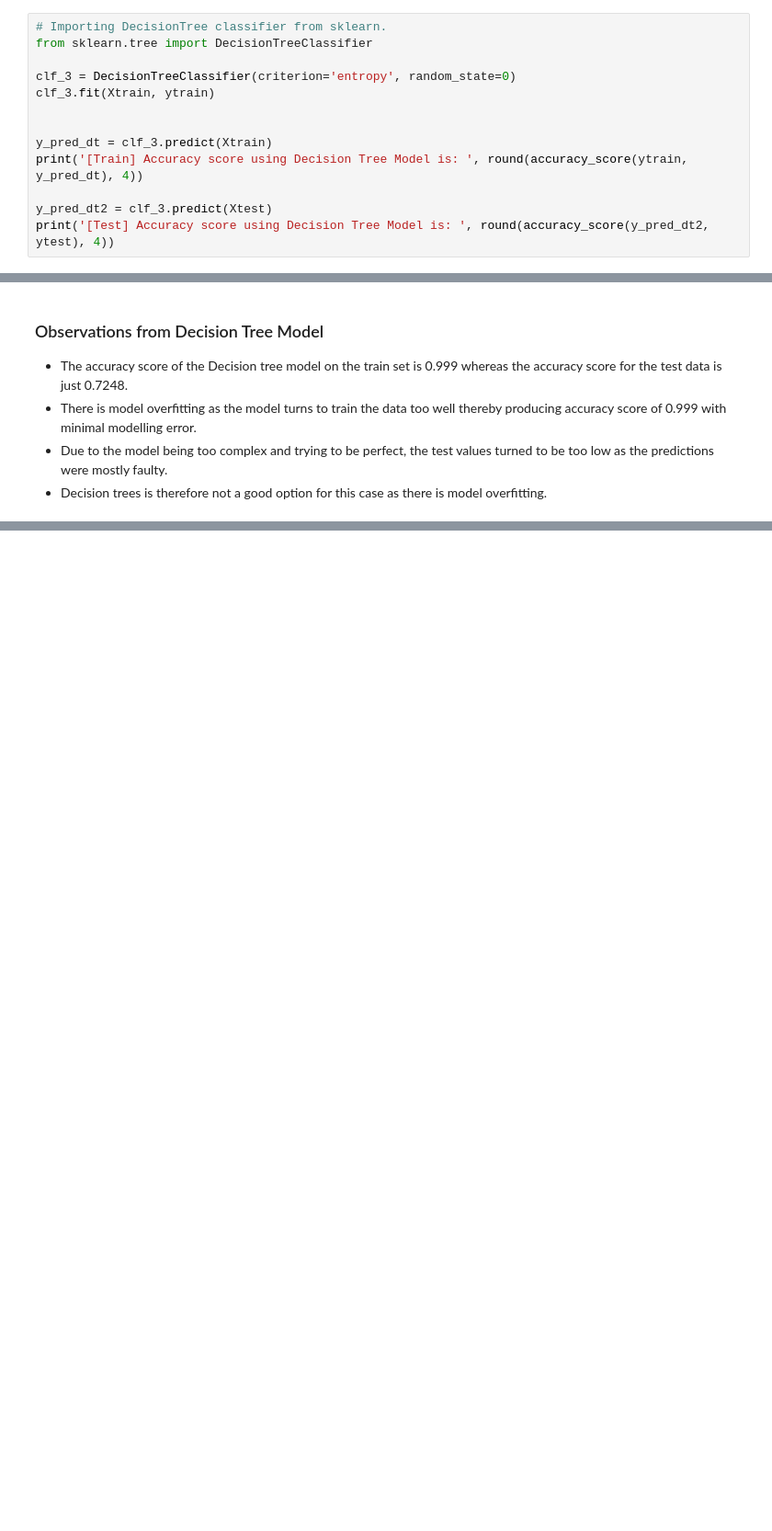
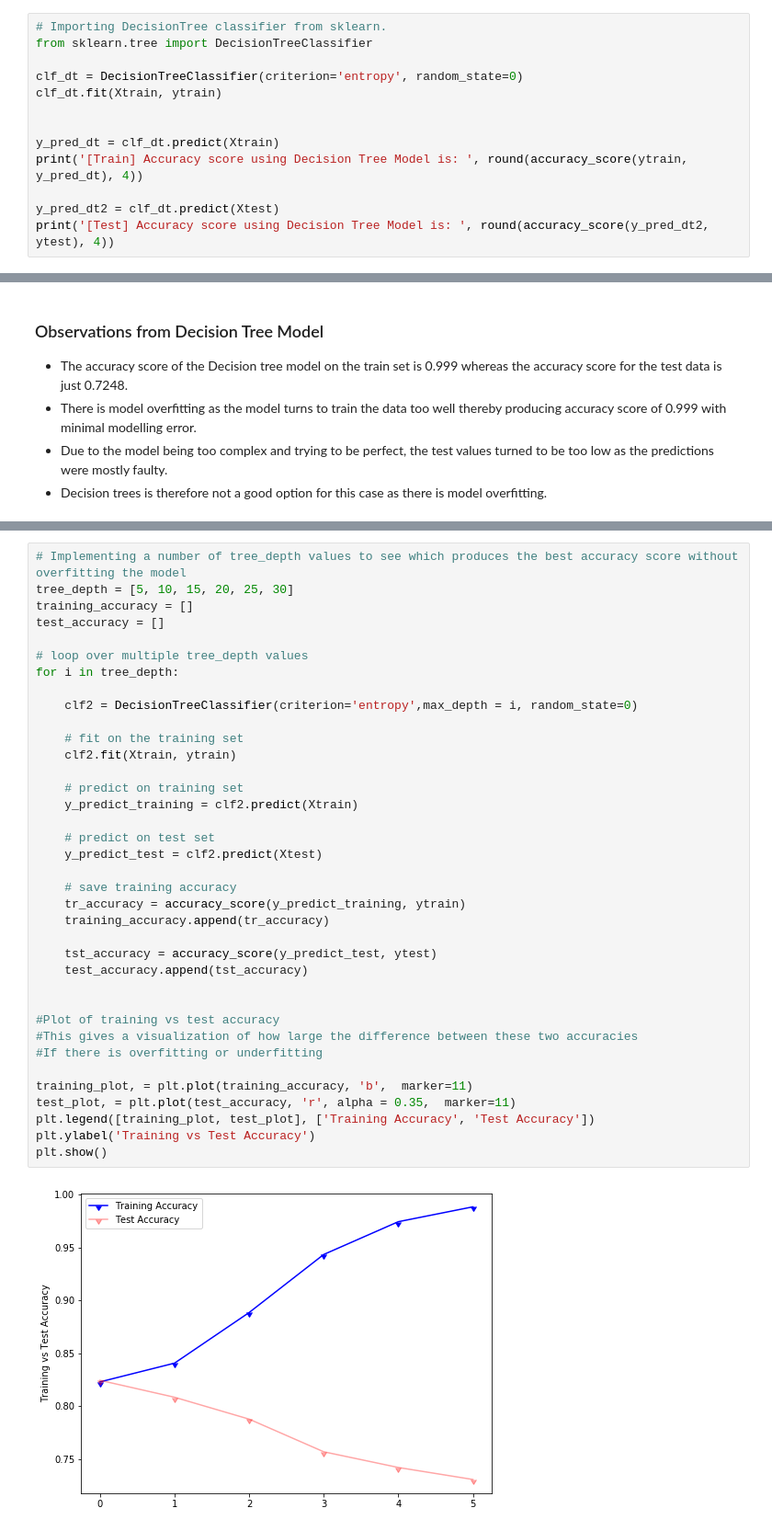
Before and after one commit to mozilla/PRESC, a Jupyter notebook: dev/dzekem/project.ipynb, the cells around one changed output, grey strips where cells are left out. Shown at 92% size. Cells and saved outputs as stored; diff of their text form; blank space fills up the shorter version.

Commit message:
optimized models

```diff
--- a/dev/dzekem/project.ipynb
+++ b/dev/dzekem/project.ipynb
@@ -280,14 +331,14 @@ print('[Test] Accuracy score using KNN Model is: ', round(accuracy_score(y_pred_
 # Importing DecisionTree classifier from sklearn.
 from sklearn.tree import DecisionTreeClassifier
 
-clf_3 = DecisionTreeClassifier(criterion='entropy', random_state=0)
-clf_3.fit(Xtrain, ytrain)
+clf_dt = DecisionTreeClassifier(criterion='entropy', random_state=0)
+clf_dt.fit(Xtrain, ytrain)
 
 
-y_pred_dt = clf_3.predict(Xtrain)
+y_pred_dt = clf_dt.predict(Xtrain)
 print('[Train] Accuracy score using Decision Tree Model is: ', round(accuracy_score(ytrain, y_pred_dt), 4))
 
-y_pred_dt2 = clf_3.predict(Xtest)
+y_pred_dt2 = clf_dt.predict(Xtest)
 print('[Test] Accuracy score using Decision Tree Model is: ', round(accuracy_score(y_pred_dt2, ytest), 4))
 # %% [output]
 [Train] Accuracy score using Decision Tree Model is:  0.9995
@@ -300,0 +361,39 @@ print('[Test] Accuracy score using Decision Tree Model is: ', round(accuracy_sco
+# %%
+# Implementing a number of tree_depth values to see which produces the best accuracy score without overfitting the model
+tree_depth = [5, 10, 15, 20, 25, 30]
+training_accuracy = []
+test_accuracy = []
+
+# loop over multiple tree_depth values
+for i in tree_depth:
+
+    clf2 = DecisionTreeClassifier(criterion='entropy',max_depth = i, random_state=0)
+
+    # fit on the training set
+    clf2.fit(Xtrain, ytrain)
+
+    # predict on training set
+    y_predict_training = clf2.predict(Xtrain)
+
+    # predict on test set
+    y_predict_test = clf2.predict(Xtest)
+
+    # save training accuracy
+    tr_accuracy = accuracy_score(y_predict_training, ytrain)
+    training_accuracy.append(tr_accuracy)
+
+    tst_accuracy = accuracy_score(y_predict_test, ytest)
+    test_accuracy.append(tst_accuracy)
+
+
+#Plot of training vs test accuracy
+#This gives a visualization of how large the difference between these two accuracies
+#If there is overfitting or underfitting
+
+training_plot, = plt.plot(training_accuracy, 'b',  marker=11)
+test_plot, = plt.plot(test_accuracy, 'r', alpha = 0.35,  marker=11)
+plt.legend([training_plot, test_plot], ['Training Accuracy', 'Test Accuracy'])
+plt.ylabel('Training vs Test Accuracy')
+plt.show()
+# %% [output]
+[figure, added]
```
Also changed, not shown: parts of 15 cells of this notebook.
